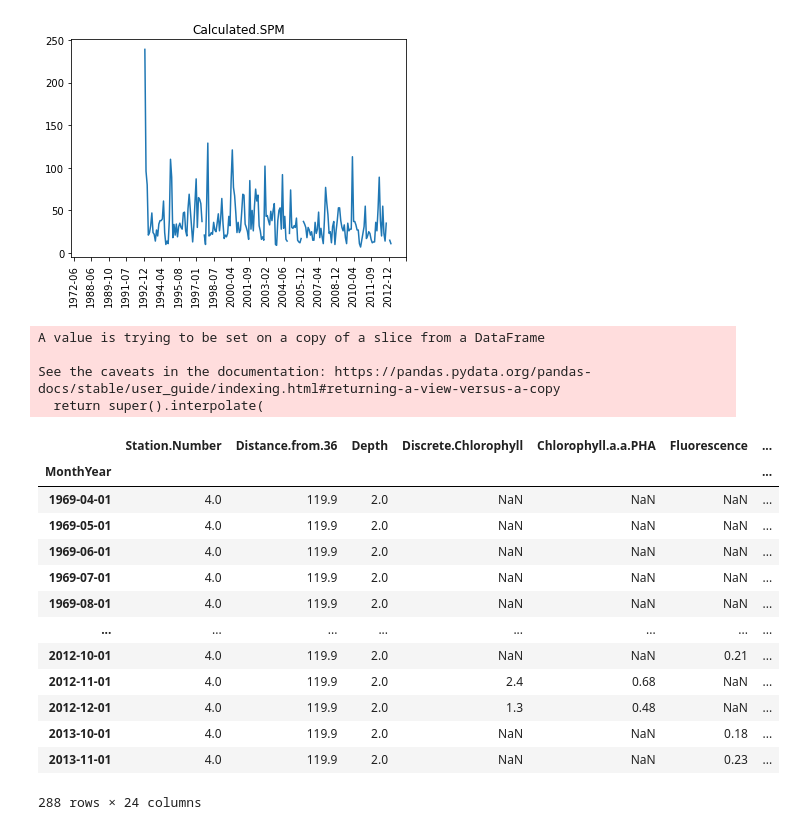
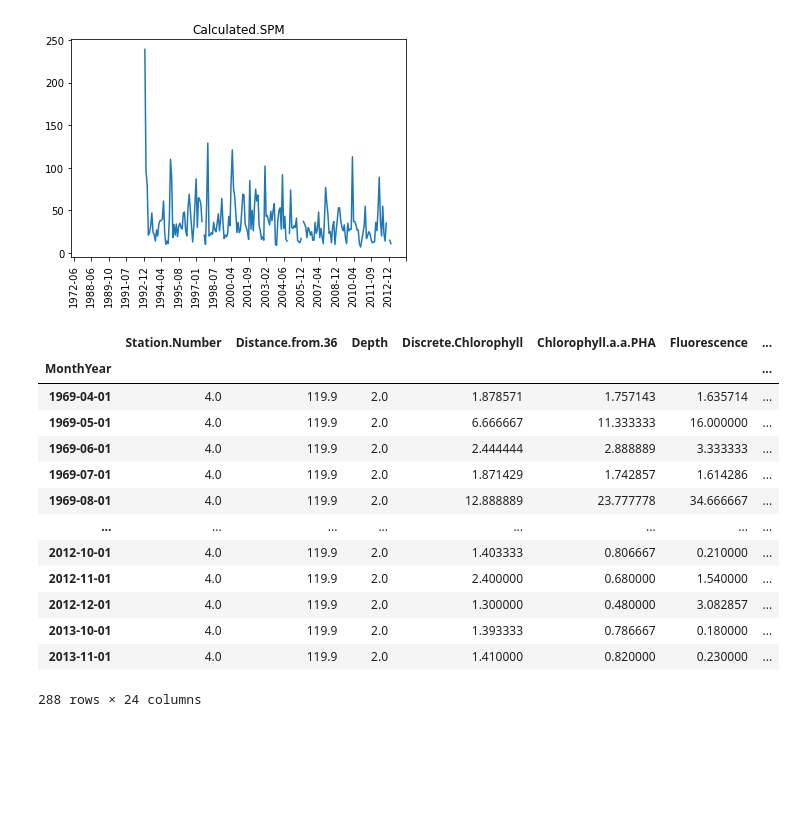
Before and after one commit to PaulErpen/InfoViz-SF-Water-Data, a Jupyter notebook: preprocessing/missing-values.ipynb, the cells around one changed output. Cells and saved outputs as stored; diff of their text form; code cells hidden in the pictures; blank space fills up the shorter version.

```diff
--- a/preprocessing/missing-values.ipynb
+++ b/preprocessing/missing-values.ipynb
@@ -95,28 +95,32 @@ for column in df_sf_bay_grouped_4.columns:
 # %%
 interpolated = df_sf_bay_grouped_4.copy(deep=True)
 interpolated.index = pd.to_datetime(interpolated.index)
 
-interpolated[interpolated['Calculated.Chlorophyll'].isnull()].interpolate(method='time', inplace = True)
-interpolated[interpolated['Calculated.Oxygen'].isnull()].interpolate(method='time', inplace = True)
-interpolated[interpolated['Calculated.SPM'].isnull()].interpolate(method='time', inplace = True)
+#interpolated[interpolated['Calculated.Chlorophyll'].isnull()].interpolate(method='time', axis=1, inplace = True)
+#interpolated[interpolated['Calculated.Oxygen'].isnull()].interpolate(method='time', axis=1, inplace = True)
+#interpolated[interpolated['Calculated.SPM'].isnull()].interpolate(method='time', axis=1, inplace = True)
 
+#interpolated[interpolated['Calculated.Chlorophyll'].isnull()]['Calculated.Chlorophyll'] = np.nan
+#interpolated[interpolated['Calculated.Oxygen'].isnull()]['Calculated.Oxygen'] = np.nan
+#interpolated[interpolated['Calculated.SPM'].isnull()]['Calculated.SPM'] = np.nan
+
+
+interpolated.interpolate(axis=1, inplace = True)
+
+#interpolated[interpolated['Calculated.Oxygen'].isnull() | interpolated['Calculated.Chlorophyll'].isnull() | interpolated['Calculated.SPM'].isnull()]
 interpolated
 # %% [output]
+|  | Station.Number | Distance.from.36 | Depth | Discrete.Chlorophyll | Chlorophyll.a.a.PHA | Fluorescence | ... |
+| MonthYear |  |  |  |  |  |  | ... |
+| 1969-04-01 | 4.0 | 119.9 | 2.0 | 1.878571 | 1.757143 | 1.635714 | ... |
+| 1969-05-01 | 4.0 | 119.9 | 2.0 | 6.666667 | 11.333333 | 16.000000 | ... |
+| 1969-06-01 | 4.0 | 119.9 | 2.0 | 2.444444 | 2.888889 | 3.333333 | ... |
+| 1969-07-01 | 4.0 | 119.9 | 2.0 | 1.871429 | 1.742857 | 1.614286 | ... |
+| 1969-08-01 | 4.0 | 119.9 | 2.0 | 12.888889 | 23.777778 | 34.666667 | ... |
+| ... | ... | ... | ... | ... | ... | ... | ... |
+| 2012-10-01 | 4.0 | 119.9 | 2.0 | 1.403333 | 0.806667 | 0.210000 | ... |
+| 2012-11-01 | 4.0 | 119.9 | 2.0 | 2.400000 | 0.680000 | 1.540000 | ... |
+| 2012-12-01 | 4.0 | 119.9 | 2.0 | 1.300000 | 0.480000 | 3.082857 | ... |
+| 2013-10-01 | 4.0 | 119.9 | 2.0 | 1.393333 | 0.786667 | 0.180000 | ... |
+| 2013-11-01 | 4.0 | 119.9 | 2.0 | 1.410000 | 0.820000 | 0.230000 | ... |
-A value is trying to be set on a copy of a slice from a DataFrame
-
-See the caveats in the documentation: https://pandas.pydata.org/pandas-docs/stable/user_guide/indexing.html#returning-a-view-versus-a-copy
-  return super().interpolate(
+288 rows × 24 columns
-|  | Station.Number | Distance.from.36 | Depth | Discrete.Chlorophyll | Chlorophyll.a.a.PHA | Fluorescence | ... |
-| MonthYear |  |  |  |  |  |  | ... |
-| 1969-04-01 | 4.0 | 119.9 | 2.0 | NaN | NaN | NaN | ... |
-| 1969-05-01 | 4.0 | 119.9 | 2.0 | NaN | NaN | NaN | ... |
-| 1969-06-01 | 4.0 | 119.9 | 2.0 | NaN | NaN | NaN | ... |
-| 1969-07-01 | 4.0 | 119.9 | 2.0 | NaN | NaN | NaN | ... |
-| 1969-08-01 | 4.0 | 119.9 | 2.0 | NaN | NaN | NaN | ... |
-| ... | ... | ... | ... | ... | ... | ... | ... |
-| 2012-10-01 | 4.0 | 119.9 | 2.0 | NaN | NaN | 0.21 | ... |
-| 2012-11-01 | 4.0 | 119.9 | 2.0 | 2.4 | 0.68 | NaN | ... |
-| 2012-12-01 | 4.0 | 119.9 | 2.0 | 1.3 | 0.48 | NaN | ... |
-| 2013-10-01 | 4.0 | 119.9 | 2.0 | NaN | NaN | 0.18 | ... |
-| 2013-11-01 | 4.0 | 119.9 | 2.0 | NaN | NaN | 0.23 | ... |
-288 rows × 24 columns
```
Also changed, not shown: parts of 1 cell of this notebook.
